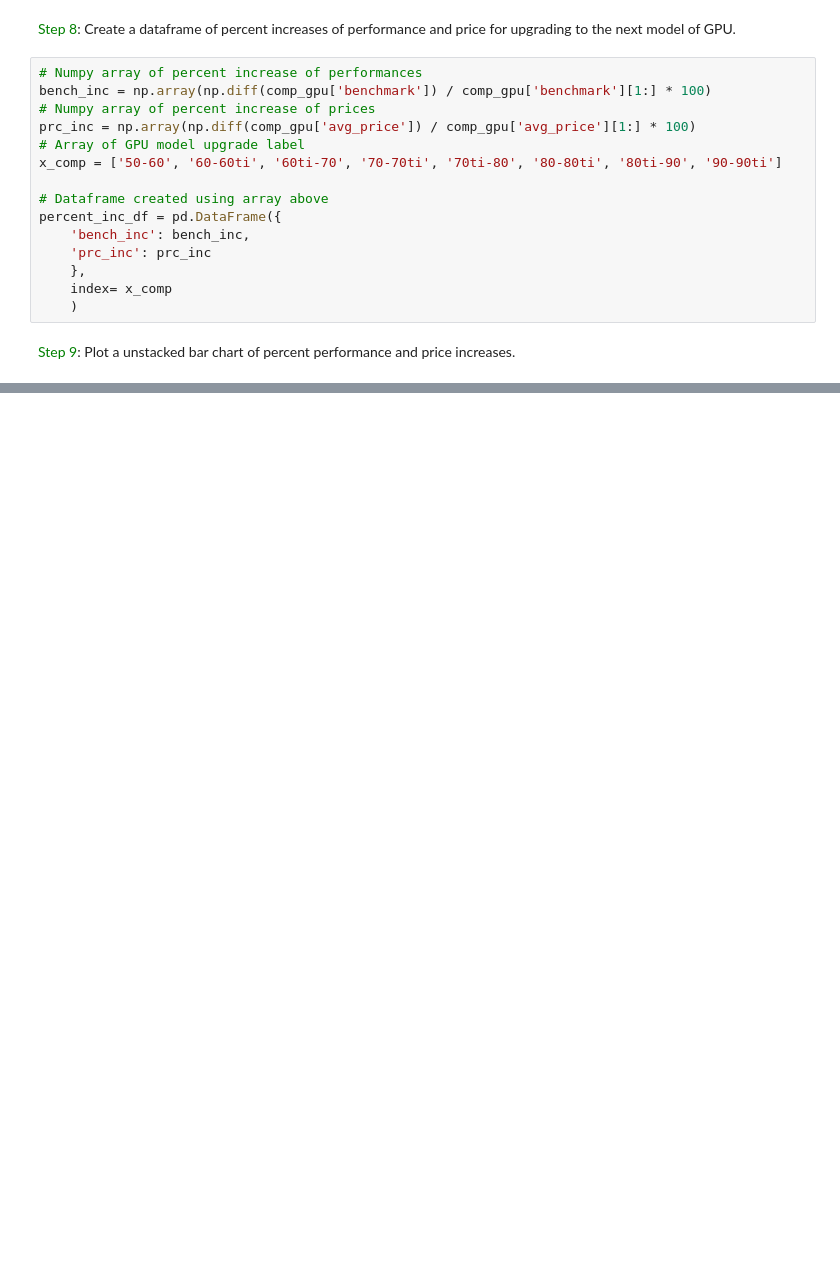
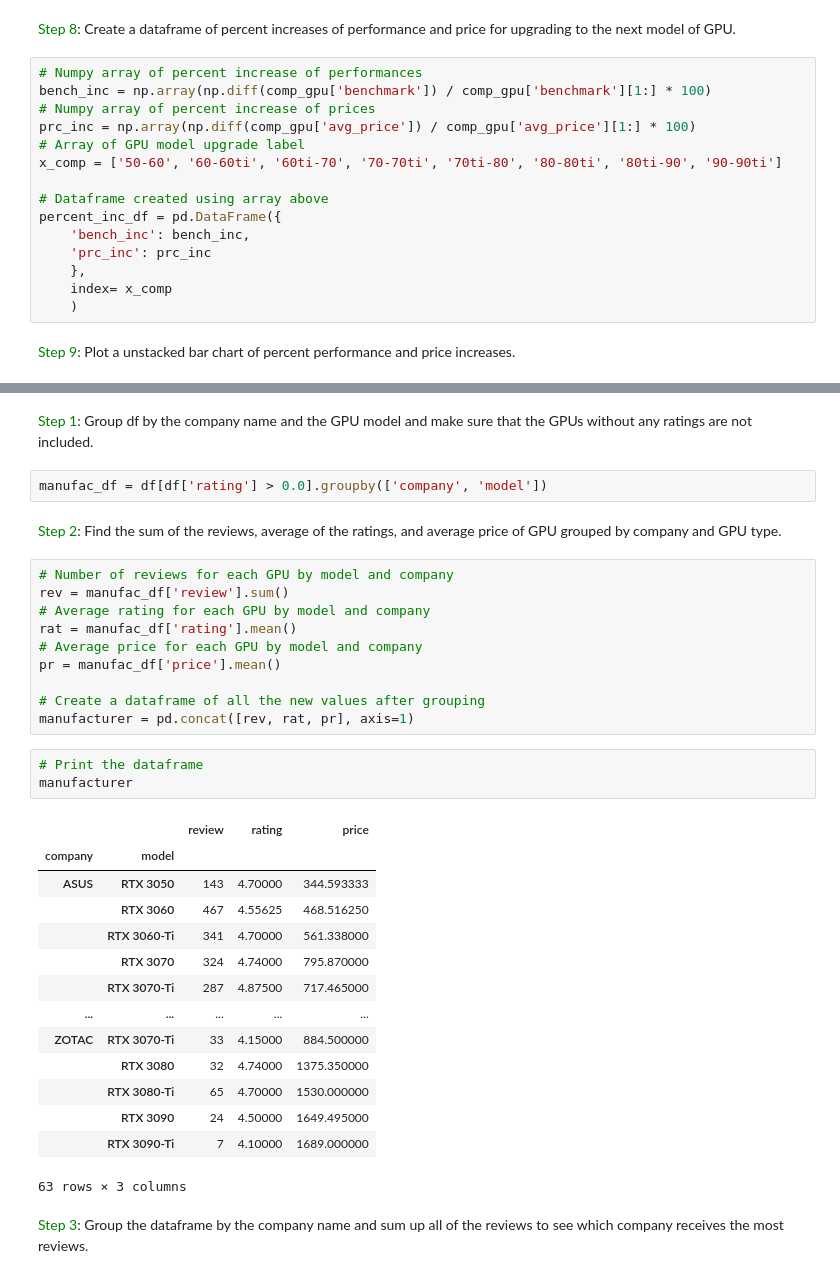
Before and after one commit to yh12chang/WebScrappingEDA, a Jupyter notebook: data_analyst_gpu.ipynb, the cells around one changed output, grey strips where cells are left out. Drawn from its saved outputs; the diff is of its cells as text; blank space fills up the shorter version.

```diff
--- a/data_analyst_gpu.ipynb
+++ b/data_analyst_gpu.ipynb
@@ -636,0 +643,36 @@ As for the least recommened GPU, the RTX 3080 does not have much of a reason to
+# %% [markdown]
+<span style="color:green">Step 1</span>: Group df by the company name and the GPU model and make sure that the GPUs without any ratings are not included.
+# %%
+manufac_df = df[df['rating'] > 0.0].groupby(['company', 'model'])
+# %% [markdown]
+<span style="color:green">Step 2</span>: Find the sum of the reviews, average of the ratings, and average price of GPU grouped by company and GPU type.
+# %%
+# Number of reviews for each GPU by model and company
+rev = manufac_df['review'].sum()
+# Average rating for each GPU by model and company
+rat = manufac_df['rating'].mean()
+# Average price for each GPU by model and company
+pr = manufac_df['price'].mean()
+
+# Create a dataframe of all the new values after grouping
+manufacturer = pd.concat([rev, rat, pr], axis=1)
+# %%
+# Print the dataframe
+manufacturer
+# %% [output]
+|  |  | review | rating | price |
+| company | model |  |  |  |
+| ASUS | RTX 3050 | 143 | 4.70000 | 344.593333 |
+|  | RTX 3060 | 467 | 4.55625 | 468.516250 |
+|  | RTX 3060-Ti | 341 | 4.70000 | 561.338000 |
+|  | RTX 3070 | 324 | 4.74000 | 795.870000 |
+|  | RTX 3070-Ti | 287 | 4.87500 | 717.465000 |
+| ... | ... | ... | ... | ... |
+| ZOTAC | RTX 3070-Ti | 33 | 4.15000 | 884.500000 |
+|  | RTX 3080 | 32 | 4.74000 | 1375.350000 |
+|  | RTX 3080-Ti | 65 | 4.70000 | 1530.000000 |
+|  | RTX 3090 | 24 | 4.50000 | 1649.495000 |
+|  | RTX 3090-Ti | 7 | 4.10000 | 1689.000000 |
+63 rows × 3 columns
+# %% [markdown]
+<span style="color:green">Step 3</span>: Group the dataframe by the company name and sum up all of the reviews to see which company receives the most reviews.
```
Also changed, not shown: parts of 19 cells of this notebook.
